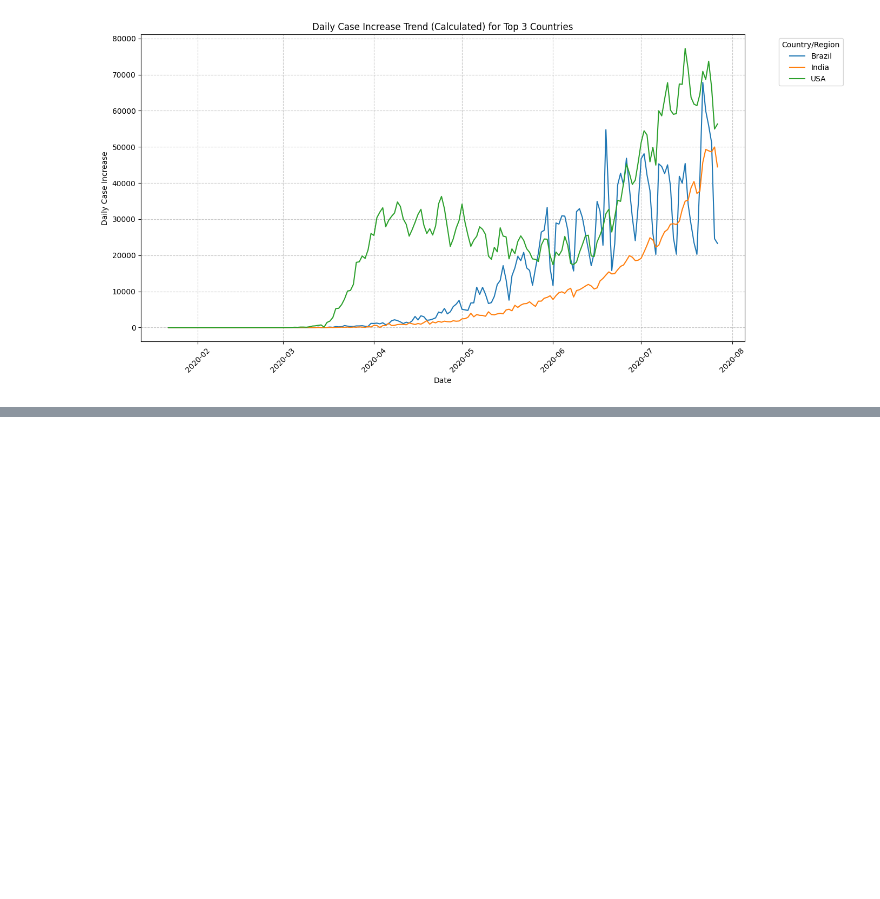
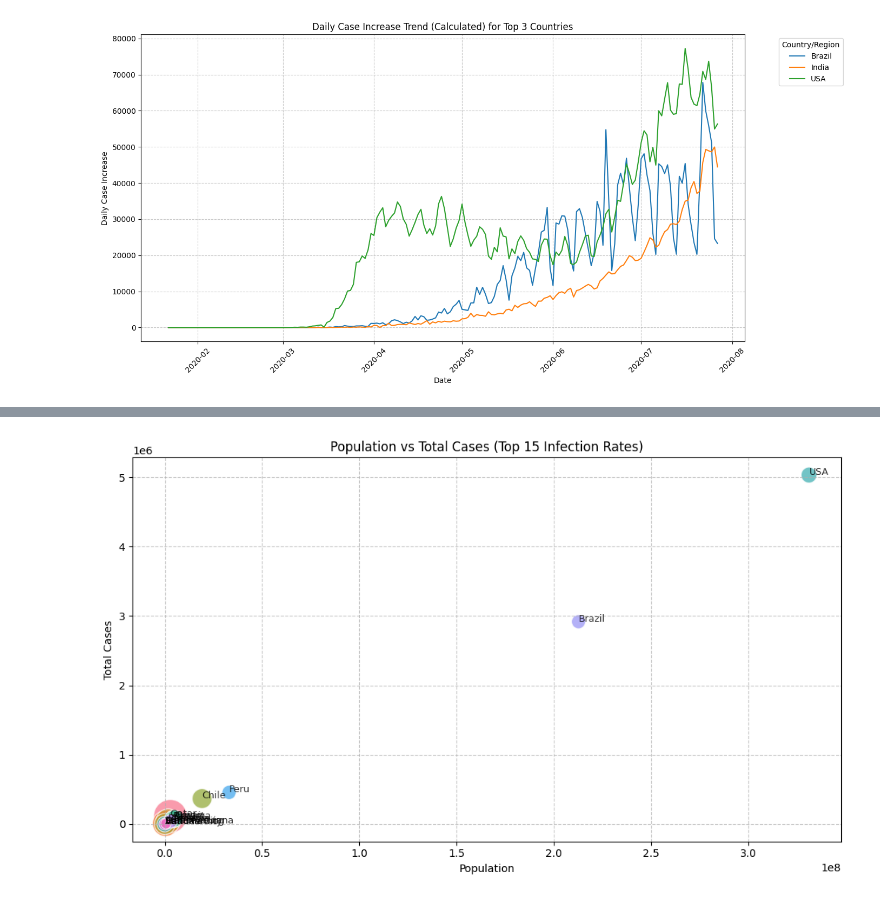
Before and after one commit to anshkhare1607-web/CovidPySpark, a Jupyter notebook: main.ipynb, the cells around one changed output, grey strips where cells are left out. Drawn from its saved outputs; the diff is of its cells as text; code cells hidden in the pictures; blank space fills up the shorter version.

```diff
--- a/main.ipynb
+++ b/main.ipynb
@@ -1001,0 +1140,31 @@ plt.show()
+# %%
+# Scatter plot of Population vs Total Cases for the top 15
+plt.figure(figsize=(10, 6))
+sns.scatterplot(
+    data=df_top_infection_pd,
+    x="Population",
+    y="TotalCases",
+    size="Infection Rate (%)",
+    sizes=(100, 1000),
+    hue="Country/Region",
+    alpha=0.7,
+    legend=False
+)
+
+# adding labels
+for i in range(df_top_infection_pd.shape[0]):
+    plt.text(
+        df_top_infection_pd["Population"][i],
+        df_top_infection_pd["TotalCases"][i],
+        df_top_infection_pd["Country/Region"][i],
+        fontsize=9, alpha=0.8
+    )
+
+plt.title("Population vs Total Cases (Top 15 Infection Rates)")
+plt.xlabel("Population")
+plt.ylabel("Total Cases")
+plt.grid(True, linestyle='--', alpha=0.7)
+plt.tight_layout()
+plt.show()
+# %% [output]
+[figure, added]
```
Also changed, not shown: parts of 6 cells of this notebook.
